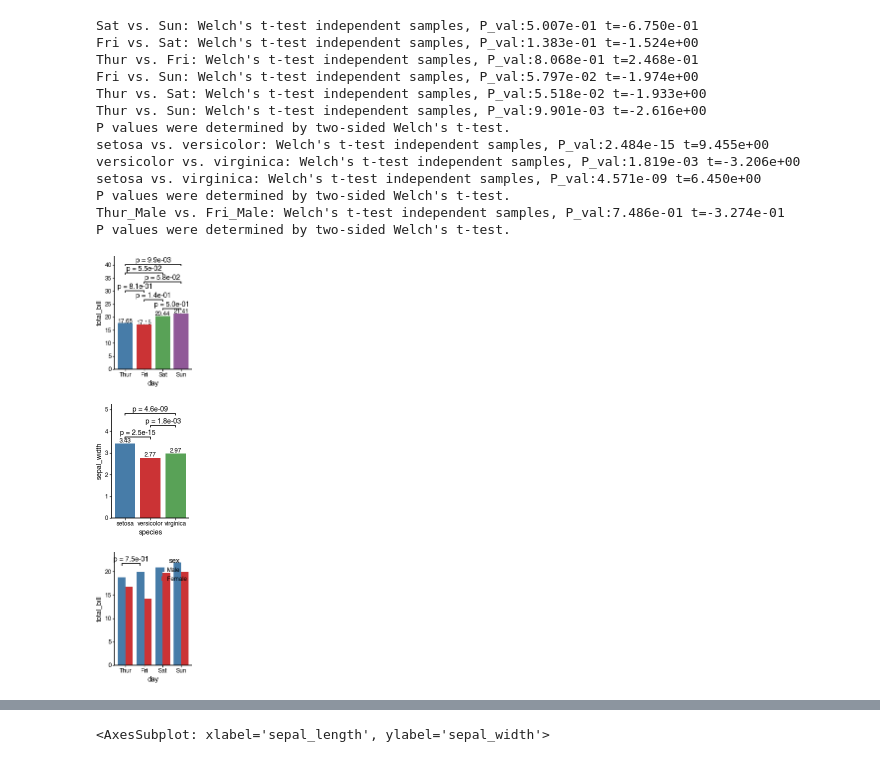
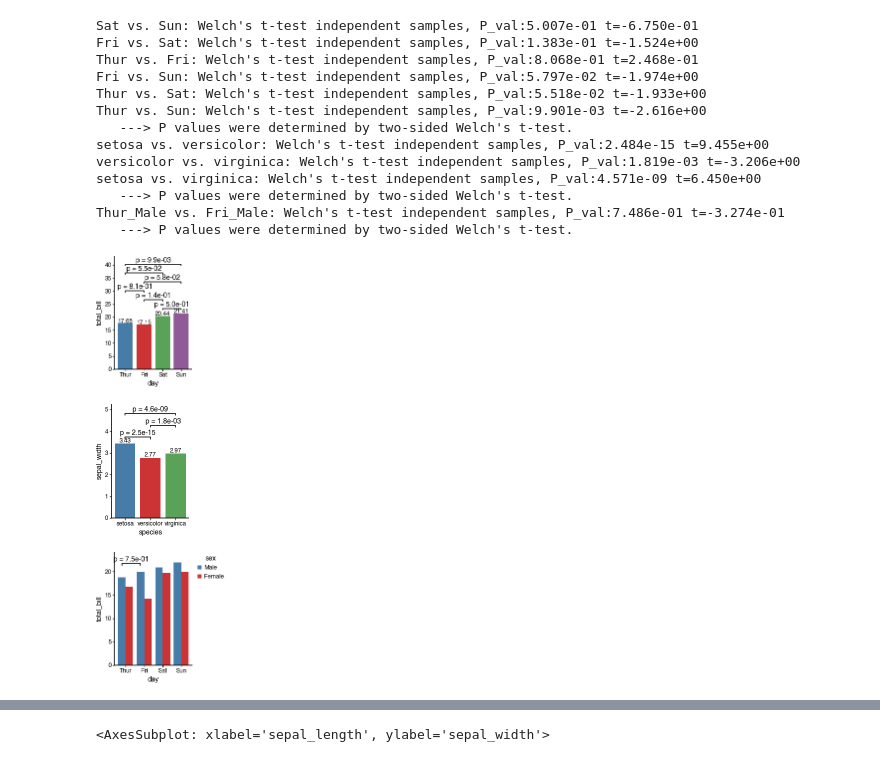
Before and after one commit to faridrashidi/cnsplots, a Jupyter notebook: notebooks/matplotlib.ipynb, the cells around one changed output, grey strips where cells are left out. Cells and saved outputs as stored; diff of their text form; code cells hidden in the pictures.

```diff
--- a/notebooks/matplotlib.ipynb
+++ b/notebooks/matplotlib.ipynb
@@ -130,28 +131,29 @@ P values were determined by two-sided Mann-Whitney U test.
 # %%
 cns.figure(150, 100)
 cns.barplot(data=tips, x="day", y="total_bill", pairs="all", addtip=True)
 cns.figure(150, 100)
 cns.barplot(data=iris, x="species", y="sepal_width", pairs="all", addtip=True)
 cns.figure(150, 100)
 cns.barplot(data=tips, x="day", y="total_bill", hue="sex", pairs=[(("Thur", "Male"), ("Fri", "Male"))])
+cns.take_legend_out()
 # plt.savefig('../../../Desktop/salam.pdf')
 # %% [output]
 Sat vs. Sun: Welch's t-test independent samples, P_val:5.007e-01 t=-6.750e-01
 Fri vs. Sat: Welch's t-test independent samples, P_val:1.383e-01 t=-1.524e+00
 Thur vs. Fri: Welch's t-test independent samples, P_val:8.068e-01 t=2.468e-01
 Fri vs. Sun: Welch's t-test independent samples, P_val:5.797e-02 t=-1.974e+00
 Thur vs. Sat: Welch's t-test independent samples, P_val:5.518e-02 t=-1.933e+00
 Thur vs. Sun: Welch's t-test independent samples, P_val:9.901e-03 t=-2.616e+00
-P values were determined by two-sided Welch's t-test.
+   ---> P values were determined by two-sided Welch's t-test.
 setosa vs. versicolor: Welch's t-test independent samples, P_val:2.484e-15 t=9.455e+00
 versicolor vs. virginica: Welch's t-test independent samples, P_val:1.819e-03 t=-3.206e+00
 setosa vs. virginica: Welch's t-test independent samples, P_val:4.571e-09 t=6.450e+00
-P values were determined by two-sided Welch's t-test.
+   ---> P values were determined by two-sided Welch's t-test.
 Thur_Male vs. Fri_Male: Welch's t-test independent samples, P_val:7.486e-01 t=-3.274e-01
-P values were determined by two-sided Welch's t-test.
+   ---> P values were determined by two-sided Welch's t-test.
 [figure]
 [figure]
-[figure, old version]
+[figure, new version]
 # %%
 df = tips.value_counts(['sex','day']).reset_index().rename(columns={0:'value'})
 cns.figure(120, 100)
```
Also changed, not shown: parts of 7 cells of this notebook, 7 other files.
